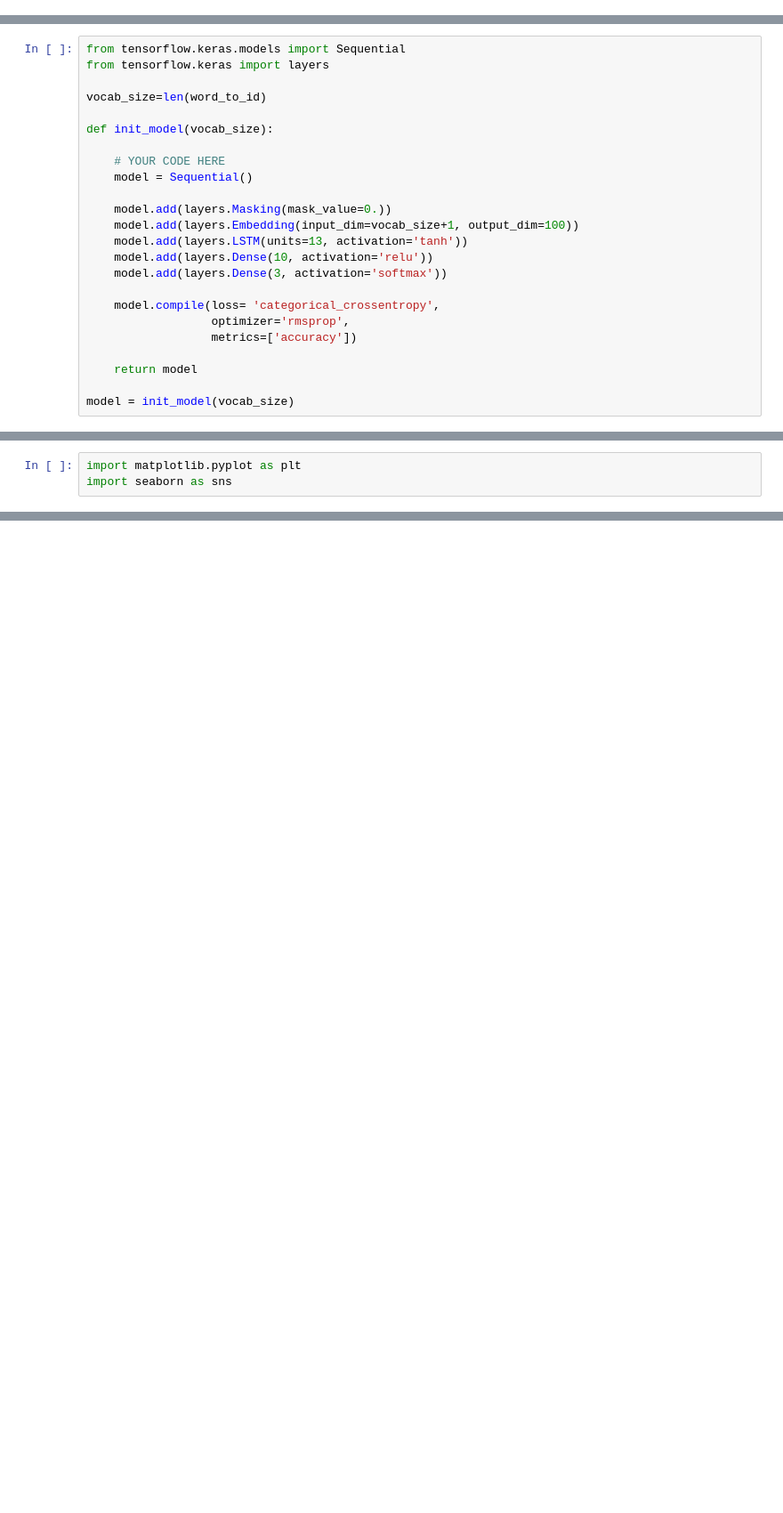
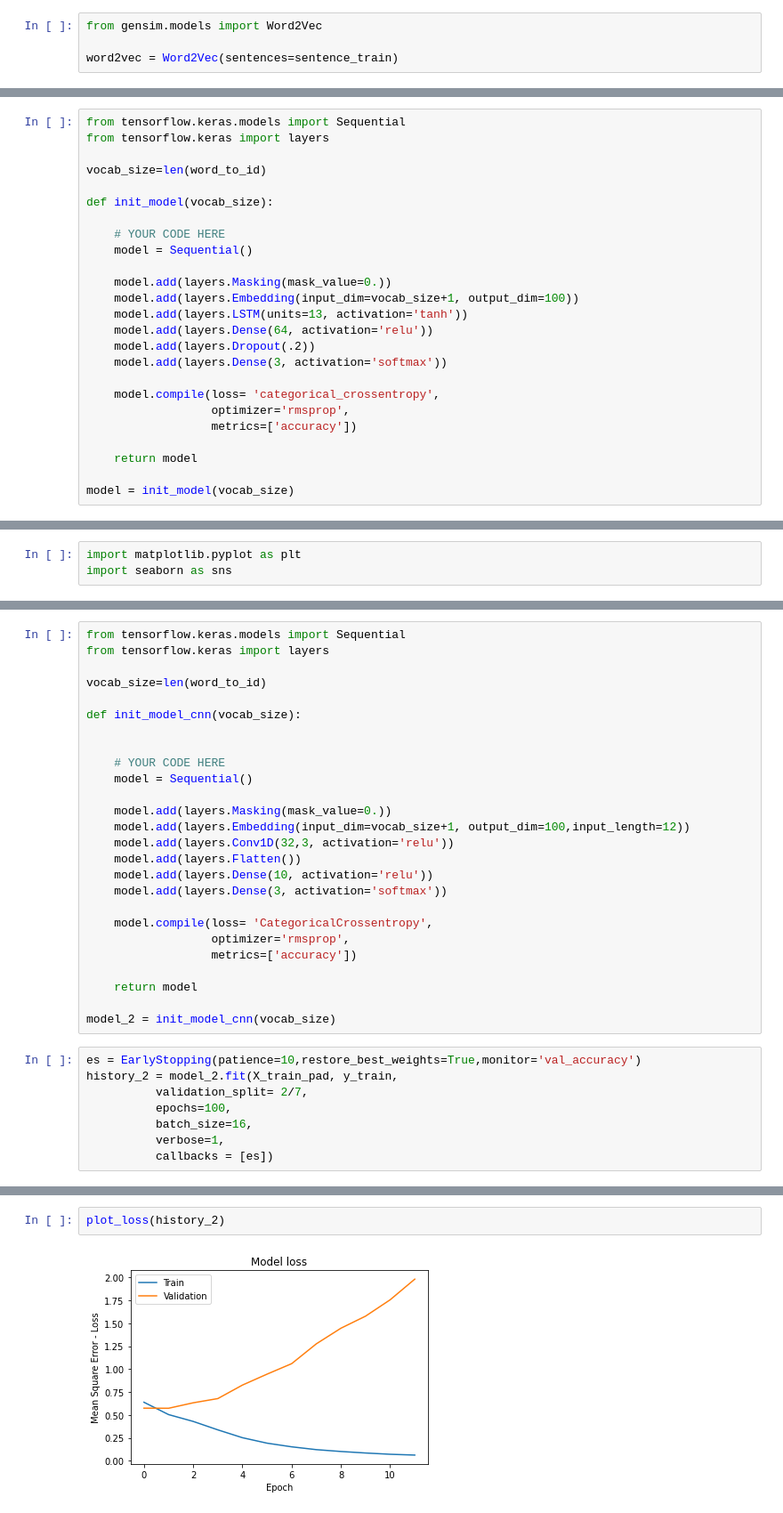
Before and after one commit to contatc2/green_mood_tracker, a Jupyter notebook: notebooks/Henryhall-initial_modelling.ipynb, the cells around one changed output, grey strips where cells are left out. Shown: that part at 89% size. Saved outputs shown, nothing was run; the diff lists cells and outputs as text; blank space fills up the shorter version.

```diff
--- a/notebooks/Henryhall-initial_modelling.ipynb
+++ b/notebooks/Henryhall-initial_modelling.ipynb
@@ -158,0 +214,4 @@ vocab_size
+# %%
+from gensim.models import Word2Vec
+
+word2vec = Word2Vec(sentences=sentence_train)
@@ -170,7 +330,8 @@ def init_model(vocab_size):
     model.add(layers.Masking(mask_value=0.))
     model.add(layers.Embedding(input_dim=vocab_size+1, output_dim=100))
     model.add(layers.LSTM(units=13, activation='tanh'))
-    model.add(layers.Dense(10, activation='relu'))
+    model.add(layers.Dense(64, activation='relu'))
+    model.add(layers.Dropout(.2))
     model.add(layers.Dense(3, activation='softmax'))
 
     model.compile(loss= 'categorical_crossentropy',
@@ -223,0 +440,34 @@ model.evaluate(X_test_pad,y_test)
+# %%
+from tensorflow.keras.models import Sequential
+from tensorflow.keras import layers
+
+vocab_size=len(word_to_id)
+
+def init_model_cnn(vocab_size):
+
+
+    # YOUR CODE HERE
+    model = Sequential()
+
+    model.add(layers.Masking(mask_value=0.))
+    model.add(layers.Embedding(input_dim=vocab_size+1, output_dim=100,input_length=12))
+    model.add(layers.Conv1D(32,3, activation='relu'))
+    model.add(layers.Flatten())
+    model.add(layers.Dense(10, activation='relu'))
+    model.add(layers.Dense(3, activation='softmax'))
+
+    model.compile(loss= 'CategoricalCrossentropy',
+                  optimizer='rmsprop',
+                  metrics=['accuracy'])
+
+    return model
+
+model_2 = init_model_cnn(vocab_size)
+# %%
+es = EarlyStopping(patience=10,restore_best_weights=True,monitor='val_accuracy')
+history_2 = model_2.fit(X_train_pad, y_train,
+          validation_split= 2/7,
+          epochs=100,
+          batch_size=16,
+          verbose=1,
+          callbacks = [es])
@@ -223,0 +492,4 @@ model.evaluate(X_test_pad,y_test)
+# %%
+plot_loss(history_2)
+# %% [output]
+[figure, added]
```
Also changed, not shown: parts of 40 cells of this notebook.
